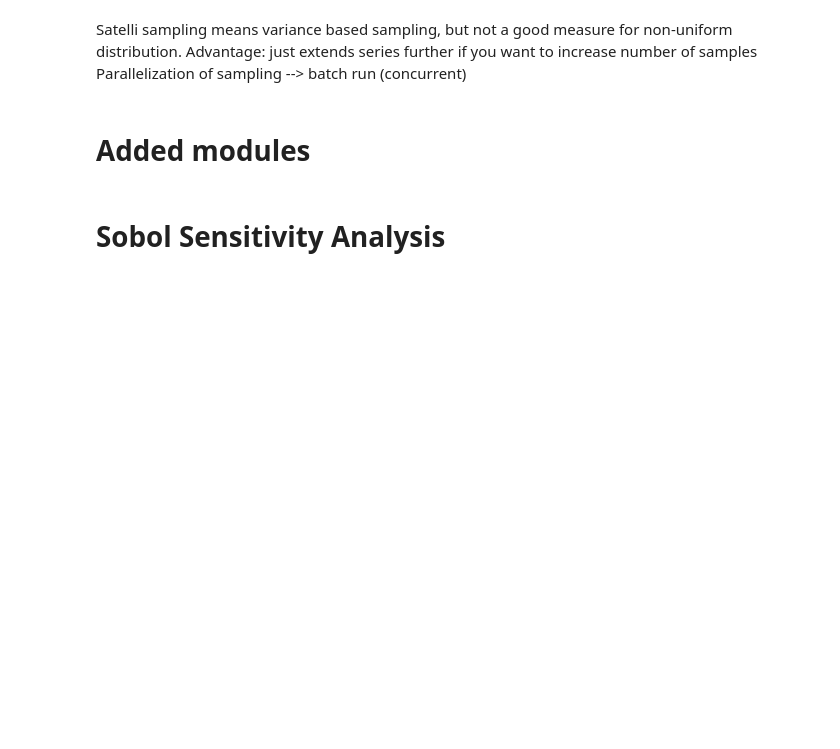
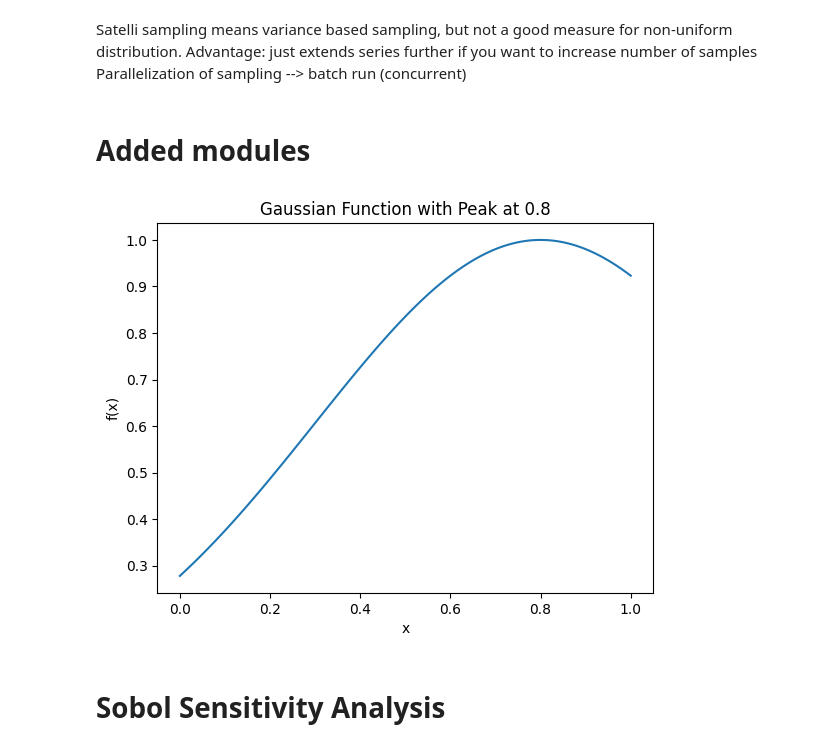
Before and after one commit to ThomasTenDamme/ABM_Group_3, a Jupyter notebook: Mesa Schelling Housing/nb_Kaya.ipynb, the cells around one changed output. Drawn from its saved outputs; the diff is of its cells as text; code cells hidden in the pictures; blank space fills up the shorter version.

```diff
--- a/Mesa Schelling Housing/nb_Kaya.ipynb
+++ b/Mesa Schelling Housing/nb_Kaya.ipynb
@@ -22,22 +22,24 @@ def get_theta(x, mu, sigma):
 # %%
 def gaussian_function(x, mu, sigma):
     return np.exp(-((x - mu) ** 2) / (2 * sigma ** 2))
 
 # Example usage:
 x_values = np.linspace(0, 1, 100)
-mu = 0.5  # Peak in the middle
-sigma = 0.6  # Controls the width
+mu = 0.8  # Peak in the middle
+sigma = 0.5  # Controls the width
 
 y_values = gaussian_function(x_values, mu, sigma)
 
 # You can plot the function to visualize it
 import matplotlib.pyplot as plt
 
 plt.plot(x_values, y_values)
 plt.xlabel('x')
 plt.ylabel('f(x)')
 plt.title(f'Gaussian Function with Peak at {mu}')
 plt.show()
+# %% [output]
+[figure, added]
 # %% [markdown]
 # Sobol Sensitivity Analysis
 # %%
```
Also changed, not shown: parts of 13 cells of this notebook, 4 other files.
